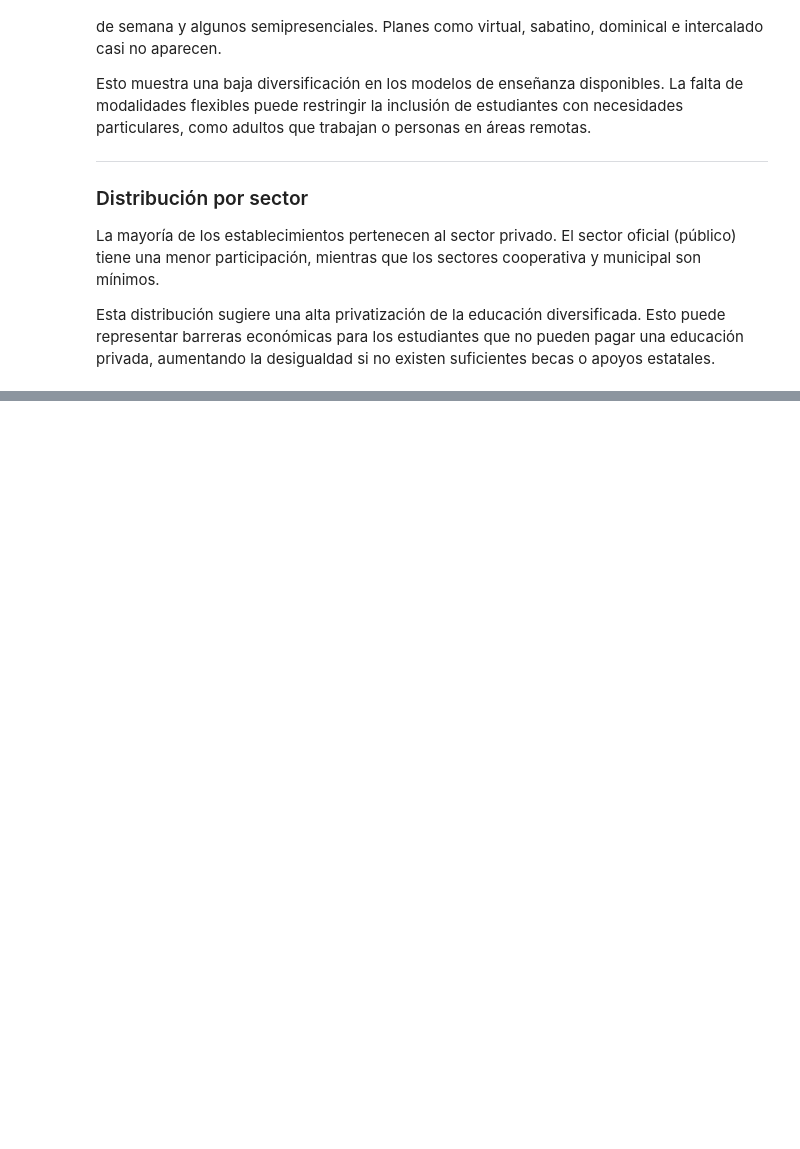
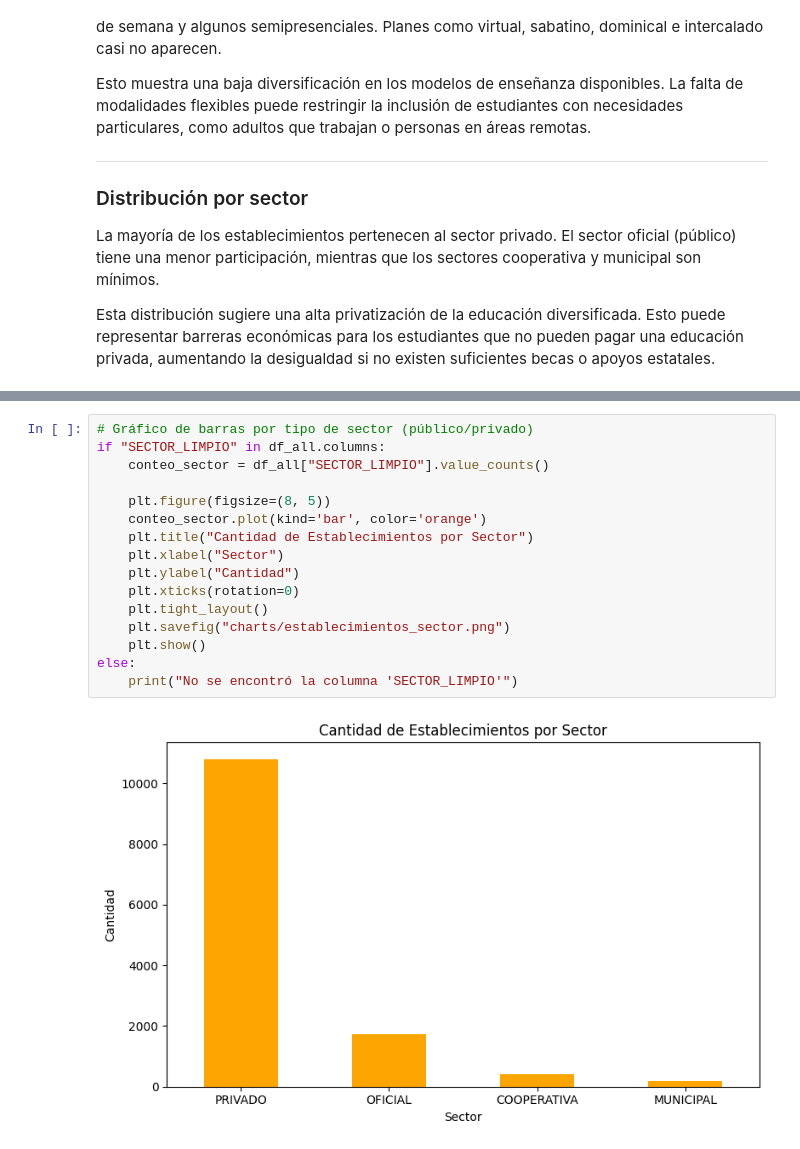
Before and after one commit to nancygmm/Proyecto_1_DS, a Jupyter notebook: analisis.ipynb, the cells around one changed output, grey strips where cells are left out. Saved outputs shown, nothing was run; the diff lists cells and outputs as text; blank space fills up the shorter version.

```diff
--- a/analisis.ipynb
+++ b/analisis.ipynb
@@ -706,0 +792,18 @@ Esta distribución sugiere una alta privatización de la educación diversificad
+# %%
+# Gráfico de barras por tipo de sector (público/privado)
+if "SECTOR_LIMPIO" in df_all.columns:
+    conteo_sector = df_all["SECTOR_LIMPIO"].value_counts()
+
+    plt.figure(figsize=(8, 5))
+    conteo_sector.plot(kind='bar', color='orange')
+    plt.title("Cantidad de Establecimientos por Sector")
+    plt.xlabel("Sector")
+    plt.ylabel("Cantidad")
+    plt.xticks(rotation=0)
+    plt.tight_layout()
+    plt.savefig("charts/establecimientos_sector.png")
+    plt.show()
+else:
+    print("No se encontró la columna 'SECTOR_LIMPIO'")
+# %% [output]
+[figure, added]
```
Also changed, not shown: parts of 17 cells of this notebook, 34 other files.
